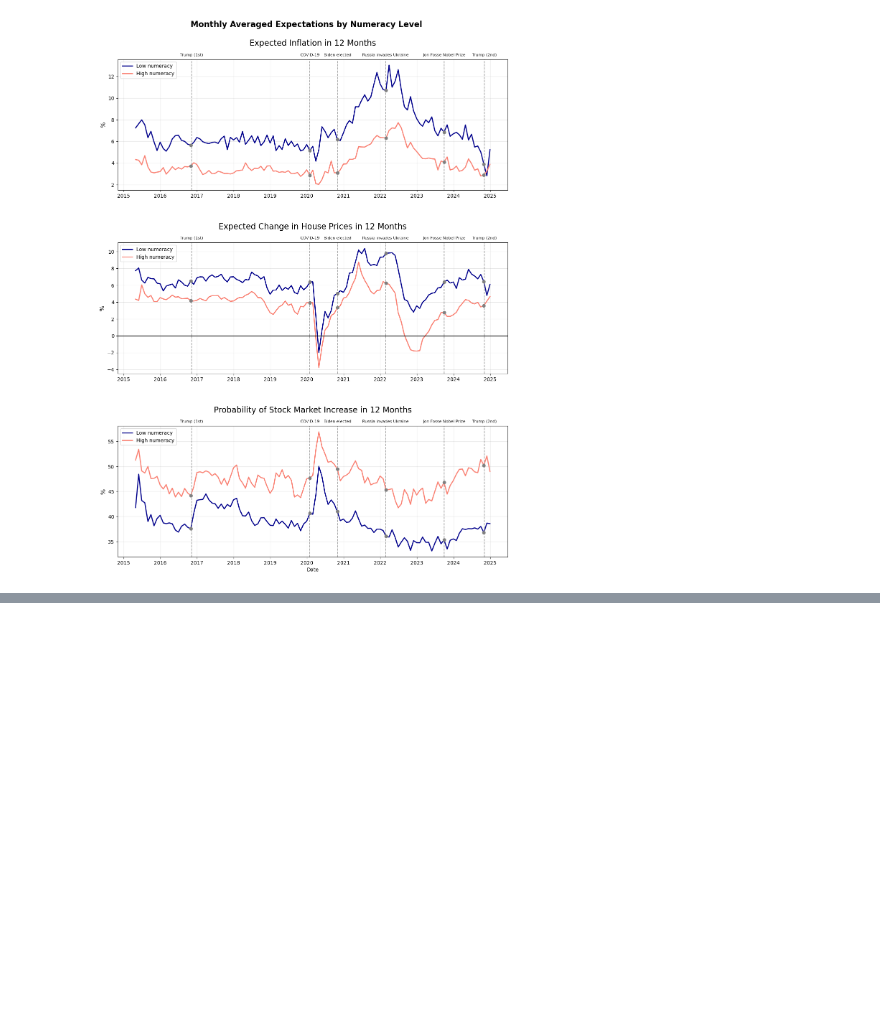
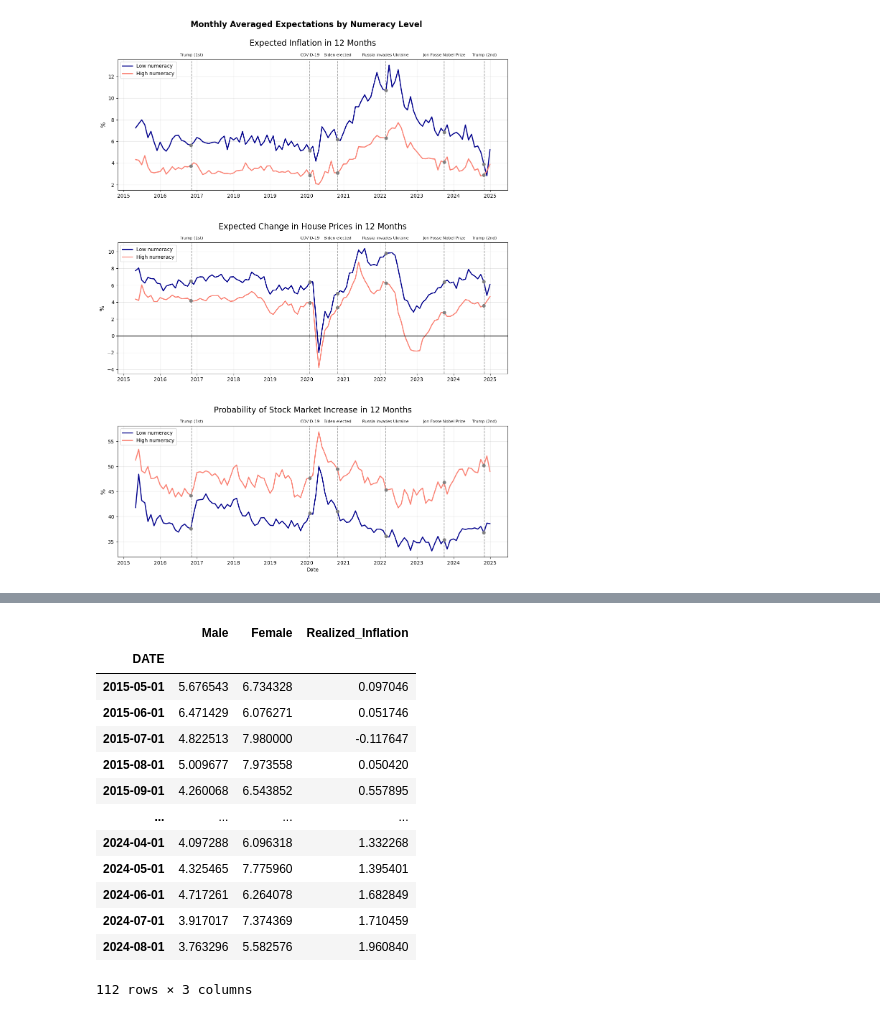
Before and after one commit to LLonsett/TERM-PAPER-G15, a Jupyter notebook: solution.ipynb, the cells around one changed output, grey strips where cells are left out. Drawn from its saved outputs; the diff is of its cells as text; code cells hidden in the pictures; blank space fills up the shorter version.

Commit message:
Create merged_inflation dataframe

```diff
--- a/solution.ipynb
+++ b/solution.ipynb
@@ -539,0 +561,41 @@ plt.show()
+# %%
+# Importing CPI.csv file using the previously defined function
+df_cpi = importing_csvs('CPI', 'csv', ',', 'DATE')
+
+# Calculate realized forward-looking inflation for each month
+# For each month t, compute the annual inflation rate from t to t+12
+df_cpi['CPI_12_ahead'] = df_cpi['CPI'].shift(-12)
+df_cpi['Realized_Inflation'] = (((df_cpi['CPI_12_ahead'] - df_cpi['CPI']) / df_cpi['CPI'])*100)-1
+# %%
+# Get monthly averages of expected inflation by gender
+df_monthly_gender = (monthly_group_means(df, 'female')[0]           # monthly_group_means returns 3 DataFrames, we want the first (inflation)
+                     .rename_axis('DATE')
+                     .reset_index()
+                     .rename(columns={0: 'Male', 1: 'Female'}))
+
+# Shift monthly dates to beginning of month for merging
+df_monthly_gender['DATE'] = df_monthly_gender['DATE'] + pd.offsets.MonthBegin(1)
+
+# Prepare CPI DataFrame for merging, by only keeping relevant columns
+df_cpi_merge = df_cpi[['DATE', 'Realized_Inflation']].dropna().copy()
+
+merged_inflation = (pd.merge(df_monthly_gender, df_cpi_merge, on='DATE', how='inner')
+                    .set_index('DATE')
+                    .sort_index())
+
+merged_inflation
+# %% [output]
+|  | Male | Female | Realized_Inflation |
+| DATE |  |  |  |
+| 2015-05-01 | 5.676543 | 6.734328 | 0.097046 |
+| 2015-06-01 | 6.471429 | 6.076271 | 0.051746 |
+| 2015-07-01 | 4.822513 | 7.980000 | -0.117647 |
+| 2015-08-01 | 5.009677 | 7.973558 | 0.050420 |
+| 2015-09-01 | 4.260068 | 6.543852 | 0.557895 |
+| ... | ... | ... | ... |
+| 2024-04-01 | 4.097288 | 6.096318 | 1.332268 |
+| 2024-05-01 | 4.325465 | 7.775960 | 1.395401 |
+| 2024-06-01 | 4.717261 | 6.264078 | 1.682849 |
+| 2024-07-01 | 3.917017 | 7.374369 | 1.710459 |
+| 2024-08-01 | 3.763296 | 5.582576 | 1.960840 |
+112 rows × 3 columns
```
Also changed, not shown: parts of 3 cells of this notebook.
